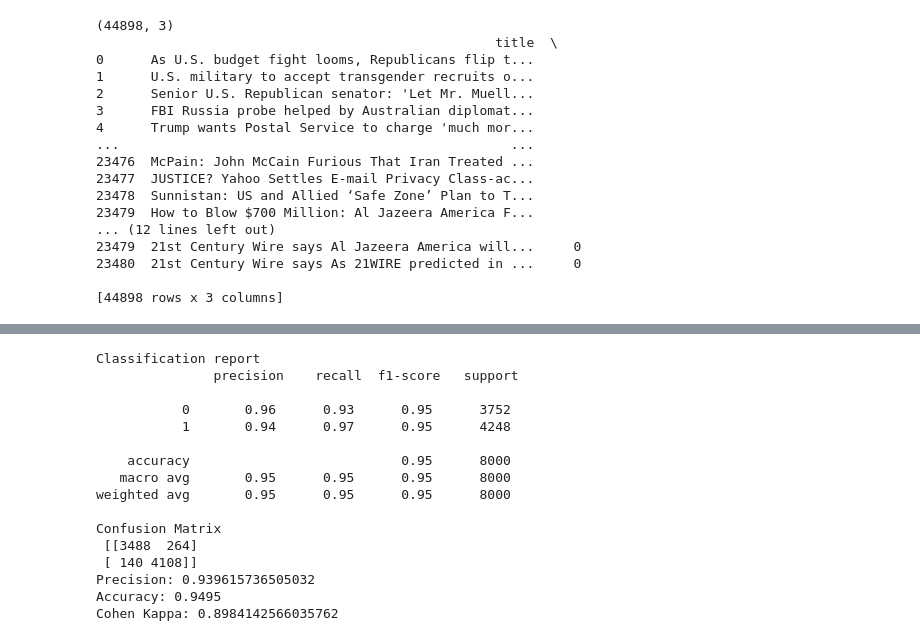
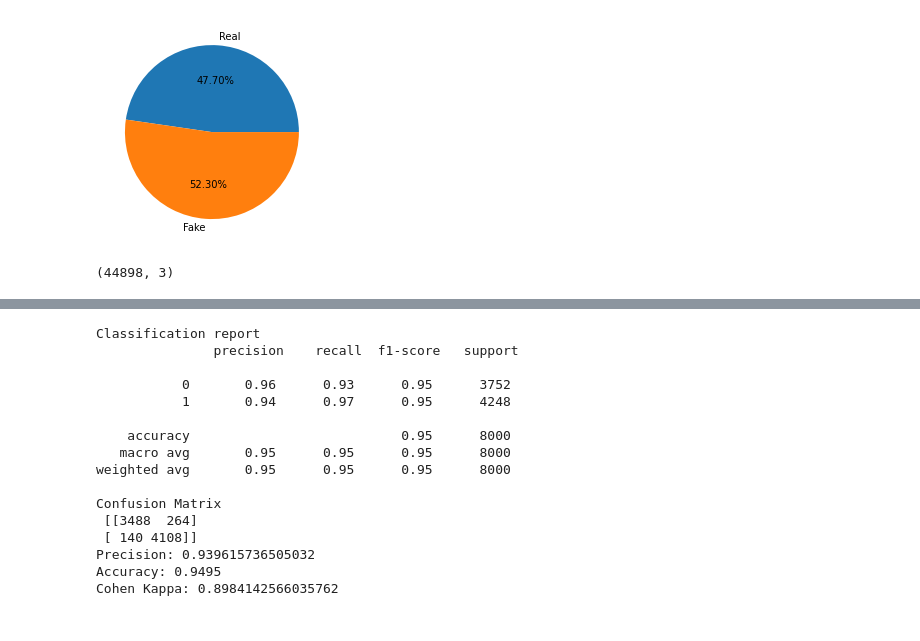
Before and after one commit to novouss/fake-news-detection, a Jupyter notebook: fake_news_detection.ipynb, the cells around one changed output, grey strips where cells are left out. Drawn from its saved outputs; the diff is of its cells as text; code cells hidden in the pictures.

```diff
--- a/fake_news_detection.ipynb
+++ b/fake_news_detection.ipynb
@@ -22,3 +34,11 @@ true_dataset.head() # Check first five rows of true.csv
+# %%
+d = [len(true_dataset), len(false_dataset)]
+t = ['Real', 'Fake']
+
+plt.pie(d, labels = t, autopct = '%1.2f%%')
+plt.show()
+# %% [output]
+[figure, added]
 # %%
 false_dataset['fake'] = 0
 true_dataset['fake'] = 1
@@ -28,25 +48,8 @@ table = true_dataset.append(false_dataset) # Merge the two tables
 table = table.drop(columns=['subject','date']) # Remove unnecessary features
 # %%
 print(table.shape)
-print(table)
 # %% [output]
 (44898, 3)
-                                                   title  \
-0      As U.S. budget fight looms, Republicans flip t...
-1      U.S. military to accept transgender recruits o...
-2      Senior U.S. Republican senator: 'Let Mr. Muell...
-3      FBI Russia probe helped by Australian diplomat...
-4      Trump wants Postal Service to charge 'much mor...
-...                                                  ...
-23476  McPain: John McCain Furious That Iran Treated ...
-23477  JUSTICE? Yahoo Settles E-mail Privacy Class-ac...
-23478  Sunnistan: US and Allied ‘Safe Zone’ Plan to T...
-23479  How to Blow $700 Million: Al Jazeera America F...
-... (12 lines left out)
-23479  21st Century Wire says Al Jazeera America will...     0
-23480  21st Century Wire says As 21WIRE predicted in ...     0
-
-[44898 rows x 3 columns]
 # %%
 input_arr = np.array(table['title'])
 # %%
```
Also changed, not shown: parts of 10 cells of this notebook.
